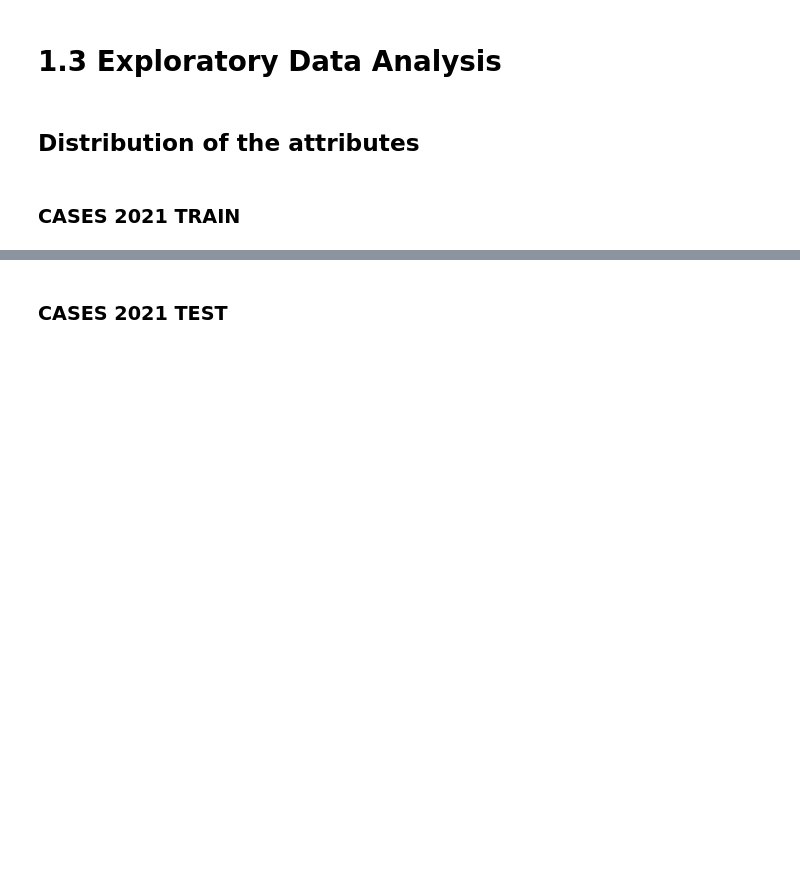
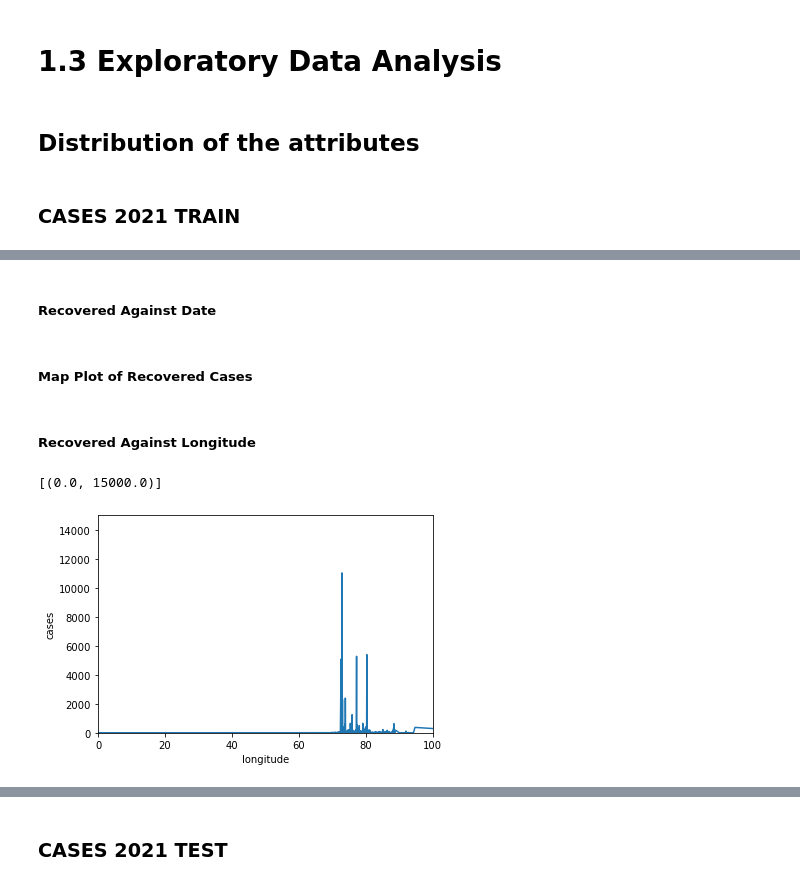
Before and after one commit to HarryPreet/data-mining-459, a Jupyter notebook: milestone1/code/src/eda.ipynb, the cells around one changed output, grey strips where cells are left out. Saved outputs shown, nothing was run; the diff lists cells and outputs as text; code cells hidden in the pictures; blank space fills up the shorter version.

Commit message:
Added more plots

```diff
--- a/milestone1/code/src/eda.ipynb
+++ b/milestone1/code/src/eda.ipynb
@@ -96,0 +104,8 @@ by_day
+# %% [markdown]
+##### Recovered Against Date
+# %%
+cases_train_recov= cases_train.loc[cases_train['outcome_group'] =='recovered']
+date = cases_train_recov.groupby('date_confirmation').size().to_frame('cases')
+p = sns.lineplot(x="date_confirmation",y="cases",data = date)
+# %% [markdown]
+##### Map Plot of Recovered Cases
@@ -96,0 +118,10 @@ by_day
+# %% [markdown]
+##### Recovered Against Longitude
+# %%
+longitude = cases_train_recov.groupby('longitude').size().to_frame('cases')
+p = sns.lineplot(x="longitude",y="cases",data = longitude)
+p.set(xlim=(0,100))
+p.set(ylim=(0,15000))
+# %% [output]
+[(0.0, 15000.0)]
+[figure, added]
```
Also changed, not shown: parts of 31 cells of this notebook.
